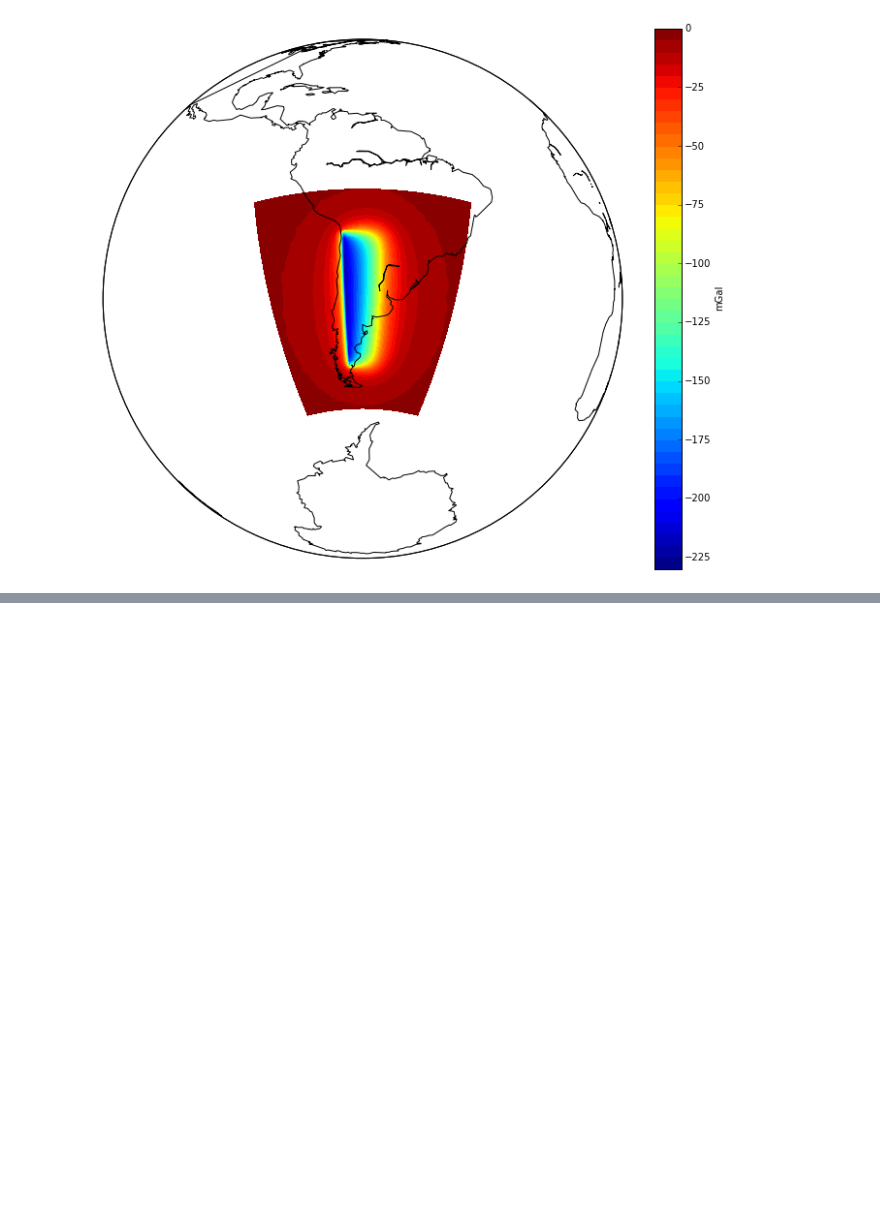
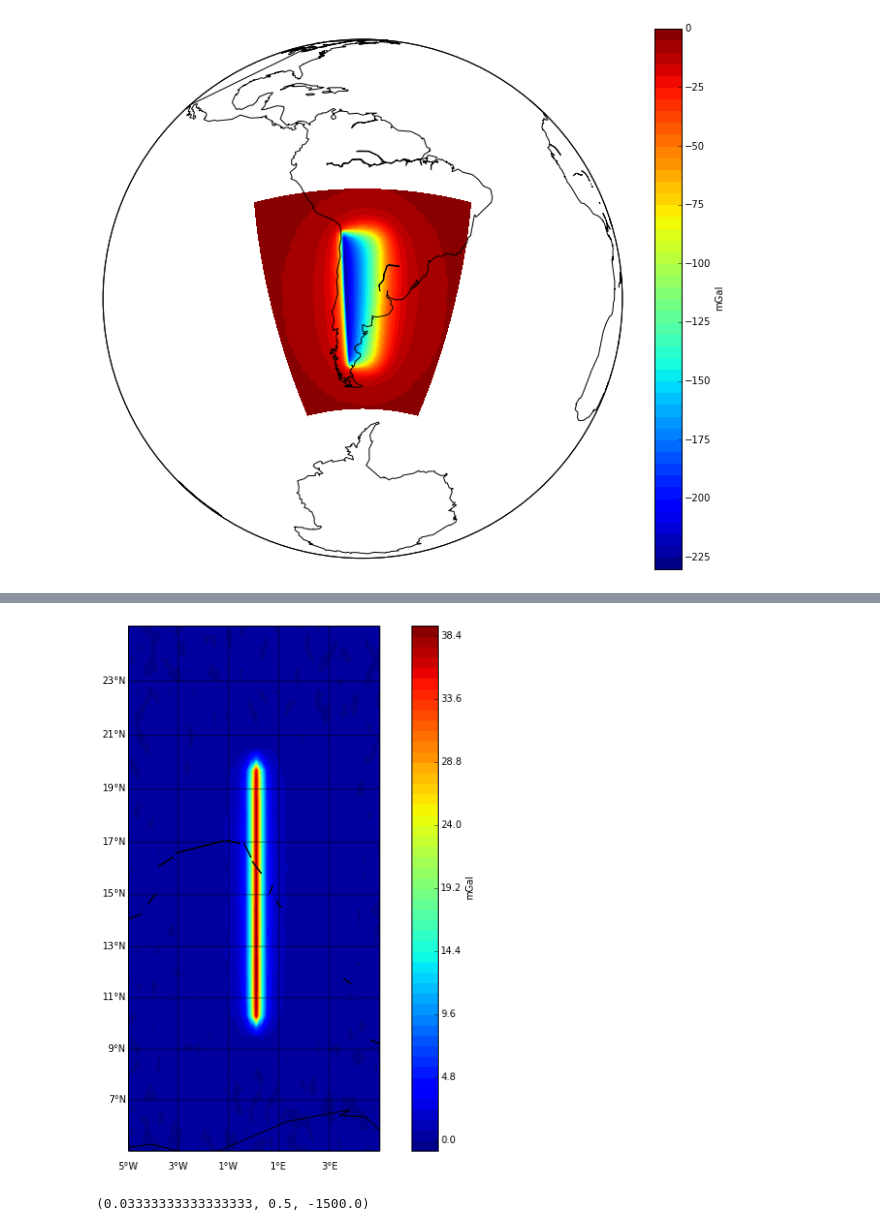
Before and after one commit to leouieda/egu2014, a Jupyter notebook: preliminary-synthetic-results.ipynb, the cells around one changed output, grey strips where cells are left out. Drawn from its saved outputs; the diff is of its cells as text; code cells hidden in the pictures; blank space fills up the shorter version.

Commit message:
A long, thin model like the Chad lineament

```diff
--- a/preliminary-synthetic-results.ipynb
+++ b/preliminary-synthetic-results.ipynb
@@ -96,2 +99,26 @@ myv.tesseroids(subduction_estimate, scale=scale)
 #subduction_snapshots(scene, 'subduction-seed')
 myv.show()
+# %%
+model = TesseroidMesh((0, 0.2, 10, 20, -2000, -10000), (1, 10, 1))
+model.addprop('density', 300*np.ones(model.size))
+bounds = [-5, 5, 5, 25, 0, -15000]
+shape = (50, 50)
+lons, lats, heights = gridder.regular(bounds[:4], shape, z=10000)
+gz = utils.contaminate(tesseroid.gz(lons, lats, heights, model), 0.1)
+
+mpl.figure(figsize=(12, 10))
+bm = mpl.basemap(bounds[:4], 'merc')
+mpl.draw_geolines(bounds[:4], 2, 2, bm)
+bm.drawcoastlines()
+mpl.contourf(lons, lats, gz, shape, 50, basemap=bm)
+cb = mpl.colorbar()
+cb.set_label('mGal')
+# %% [output]
+[figure, added]
+# %%
+mesh = TesseroidMesh(bounds, (10, 40, 300))
+props = {'density':300}
+seeds = harvester.sow([[0, 15, -2000, props]], mesh)
+mesh.dims
+# %% [output]
+(0.03333333333333333, 0.5, -1500.0)
```
Also changed, not shown: parts of 7 cells of this notebook.
